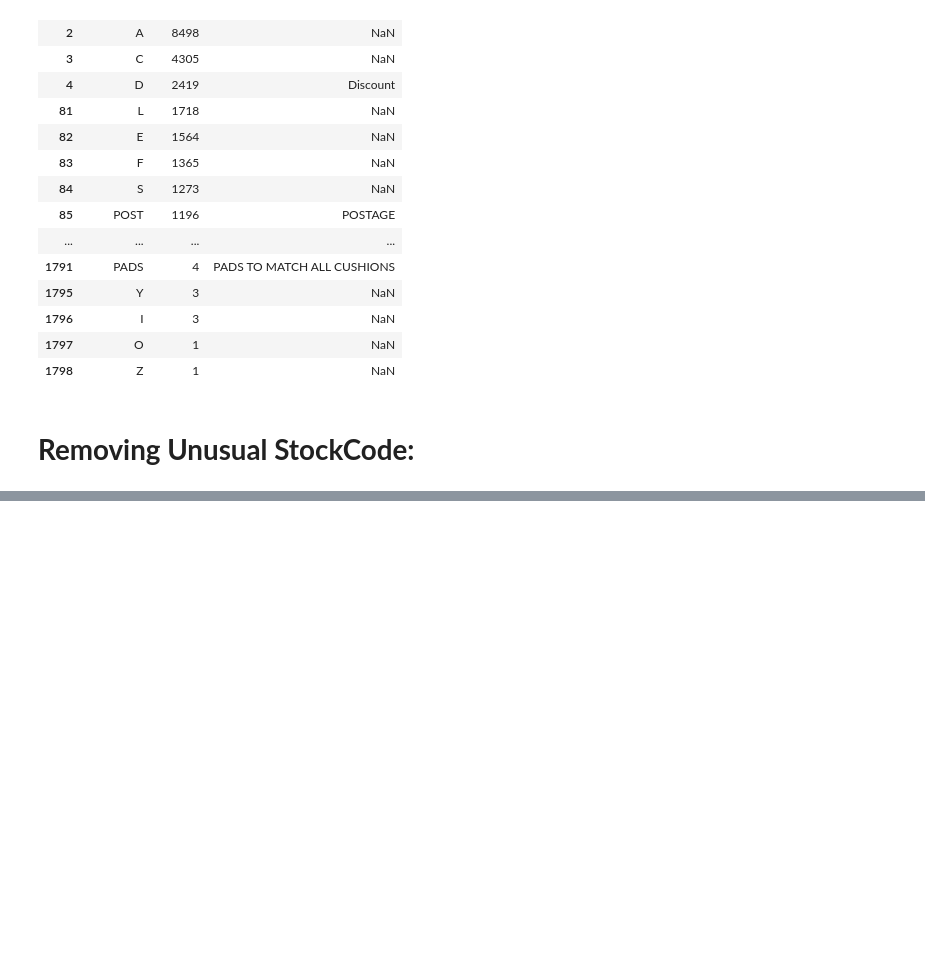
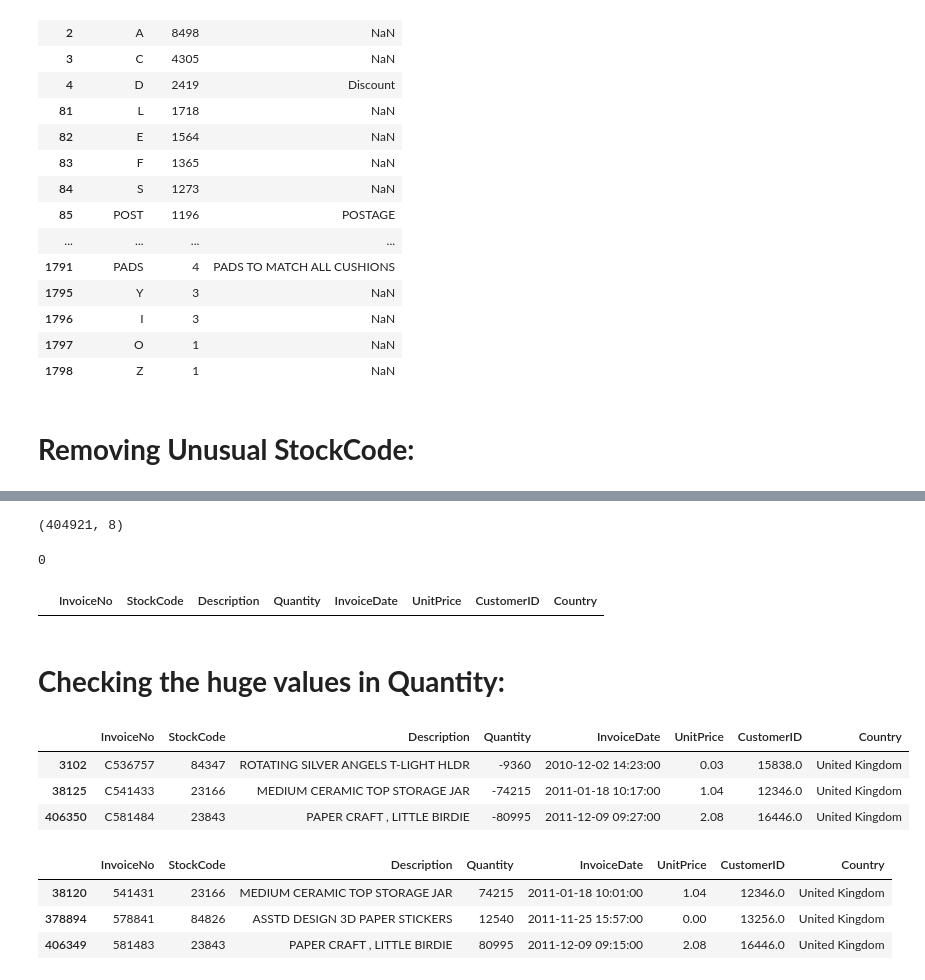
Before and after one commit to pxs1990/Clustering, a Jupyter notebook: K_means_clustering_eccomerse.ipynb, the cells around one changed output, grey strips where cells are left out. Saved outputs shown, nothing was run; the diff lists cells and outputs as text; code cells hidden in the pictures; blank space fills up the shorter version.

```diff
--- a/K_means_clustering_eccomerse.ipynb
+++ b/K_means_clustering_eccomerse.ipynb
@@ -306,0 +346,33 @@ unique_SC
+# %%
+#removing rows with StockCode values that have len less than 5
+unusual_data = df['StockCode'].isin(['POST', 'M', 'C2', 'D', 'CRUK', 'DOT', 'PADS'])
+#keeping the rows with True in the mask
+df = df[~unusual_data]
+print(df.shape)
+# %% [output]
+(404921, 8)
+# %%
+df['StockCode'].isin(['POST', 'M', 'C2', 'D', 'CRUK', 'DOT', 'PADS']).sum()
+# %% [output]
+0
+# %%
+df[df['UnitPrice'] > 1000]
+# %% [output]
+|  | InvoiceNo | StockCode | Description | Quantity | InvoiceDate | UnitPrice | CustomerID | Country |
+# %% [markdown]
+# **Checking the huge  values in Quantity:**
+# %%
+#checking the huge negative value in Quantity
+df[df['Quantity'] < -5000]
+# %% [output]
+|  | InvoiceNo | StockCode | Description | Quantity | InvoiceDate | UnitPrice | CustomerID | Country |
+| 3102 | C536757 | 84347 | ROTATING SILVER ANGELS T-LIGHT HLDR | -9360 | 2010-12-02 14:23:00 | 0.03 | 15838.0 | United Kingdom |
+| 38125 | C541433 | 23166 | MEDIUM CERAMIC TOP STORAGE JAR | -74215 | 2011-01-18 10:17:00 | 1.04 | 12346.0 | United Kingdom |
+| 406350 | C581484 | 23843 | PAPER CRAFT , LITTLE BIRDIE | -80995 | 2011-12-09 09:27:00 | 2.08 | 16446.0 | United Kingdom |
+# %%
+df[df['Quantity'] > 5000]
+# %% [output]
+|  | InvoiceNo | StockCode | Description | Quantity | InvoiceDate | UnitPrice | CustomerID | Country |
+| 38120 | 541431 | 23166 | MEDIUM CERAMIC TOP STORAGE JAR | 74215 | 2011-01-18 10:01:00 | 1.04 | 12346.0 | United Kingdom |
+| 378894 | 578841 | 84826 | ASSTD DESIGN 3D PAPER STICKERS | 12540 | 2011-11-25 15:57:00 | 0.00 | 13256.0 | United Kingdom |
+| 406349 | 581483 | 23843 | PAPER CRAFT , LITTLE BIRDIE | 80995 | 2011-12-09 09:15:00 | 2.08 | 16446.0 | United Kingdom |
```
Also changed, not shown: parts of 19 cells of this notebook.
